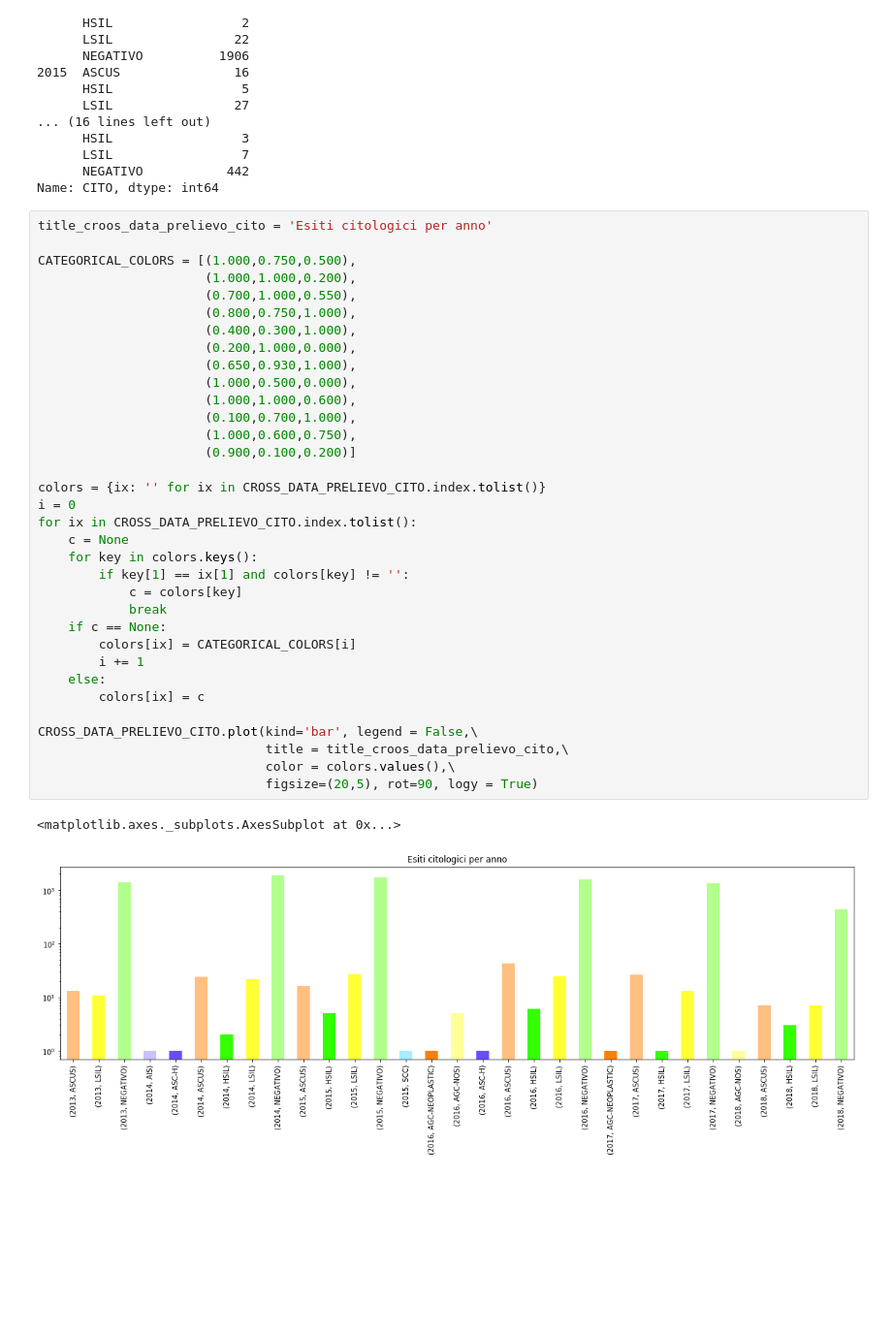
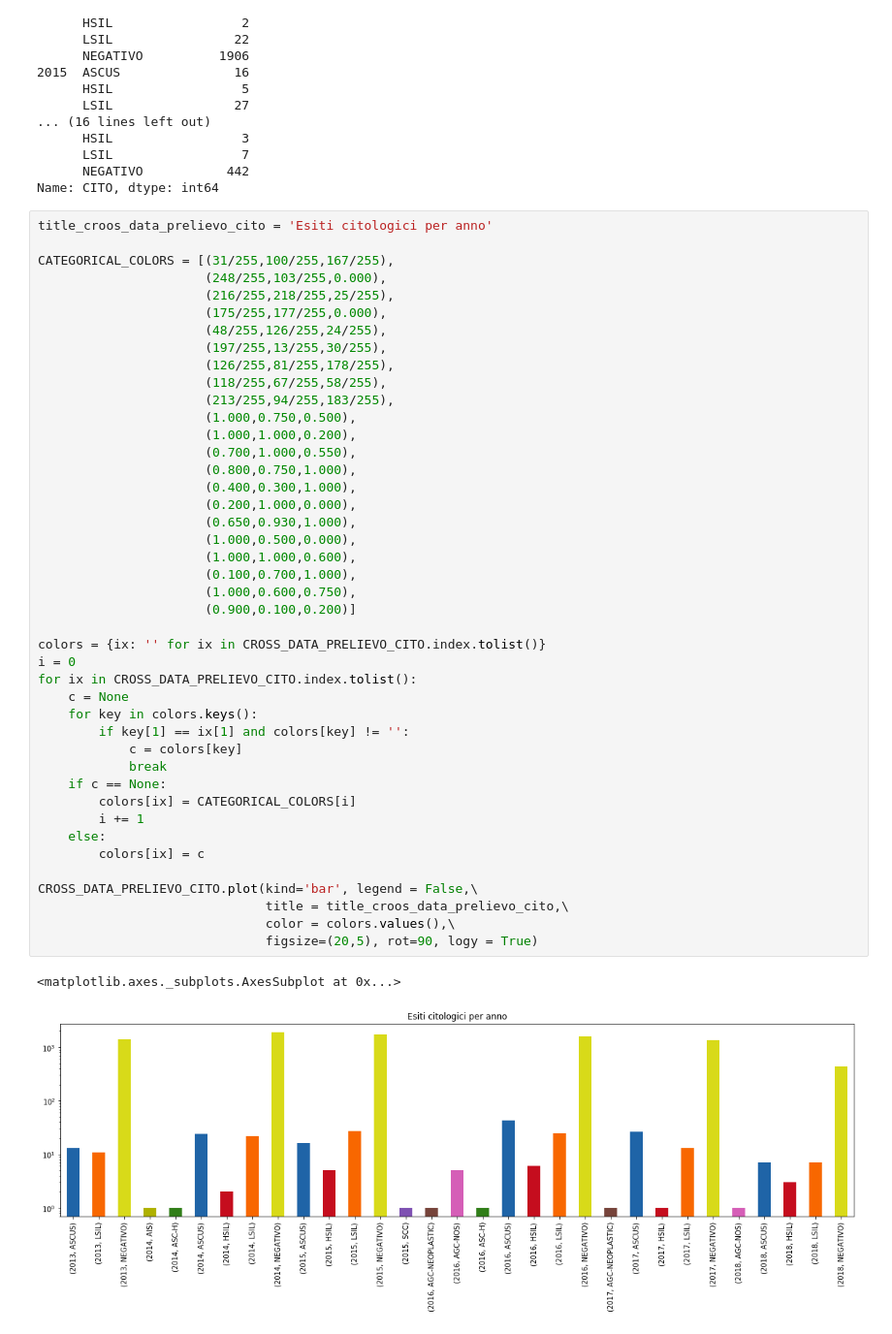
Before and after one commit to Nimerya/Cytological-Reports-Analysis, a Jupyter notebook: exploratory_analysis.ipynb, the cells around one changed output. Shown at 97% size. Saved outputs shown, nothing was run; the diff lists cells and outputs as text; blank space fills up the shorter version.

Commit message:
fixed colors

```diff
--- a/exploratory_analysis.ipynb
+++ b/exploratory_analysis.ipynb
@@ -738,37 +738,46 @@ Name: CITO, dtype: int64
 # %%
 title_croos_data_prelievo_cito = 'Esiti citologici per anno'
 
-CATEGORICAL_COLORS = [(1.000,0.750,0.500),
+CATEGORICAL_COLORS = [(31/255,100/255,167/255),
+                      (248/255,103/255,0.000),
+                      (216/255,218/255,25/255),
+                      (175/255,177/255,0.000),
+                      (48/255,126/255,24/255),
+                      (197/255,13/255,30/255),
+                      (126/255,81/255,178/255),
+                      (118/255,67/255,58/255),
+                      (213/255,94/255,183/255),
+                      (1.000,0.750,0.500),
                       (1.000,1.000,0.200),
                       (0.700,1.000,0.550),
                       (0.800,0.750,1.000),
                       (0.400,0.300,1.000),
                       (0.200,1.000,0.000),
                       (0.650,0.930,1.000),
                       (1.000,0.500,0.000),
                       (1.000,1.000,0.600),
                       (0.100,0.700,1.000),
                       (1.000,0.600,0.750),
                       (0.900,0.100,0.200)]
 
 colors = {ix: '' for ix in CROSS_DATA_PRELIEVO_CITO.index.tolist()}
 i = 0
 for ix in CROSS_DATA_PRELIEVO_CITO.index.tolist():
     c = None
     for key in colors.keys():
         if key[1] == ix[1] and colors[key] != '':
             c = colors[key]
             break
     if c == None:
         colors[ix] = CATEGORICAL_COLORS[i]
         i += 1
     else:
         colors[ix] = c
 
 CROSS_DATA_PRELIEVO_CITO.plot(kind='bar', legend = False,\
                               title = title_croos_data_prelievo_cito,\
                               color = colors.values(),\
                               figsize=(20,5), rot=90, logy = True)
 # %% [output]
 <matplotlib.axes._subplots.AxesSubplot at 0x...>
-[figure, old version]
+[figure, new version]
```
